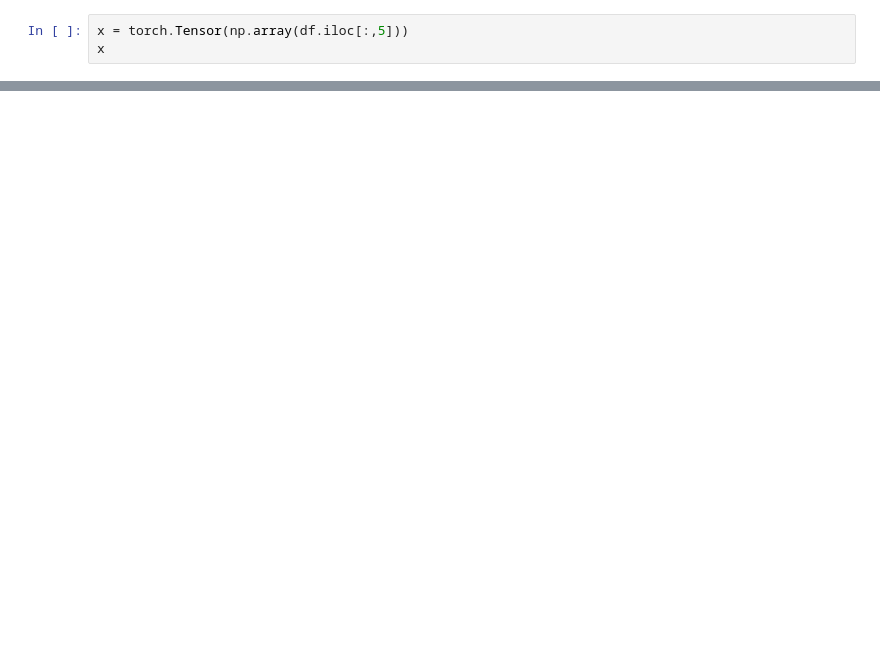
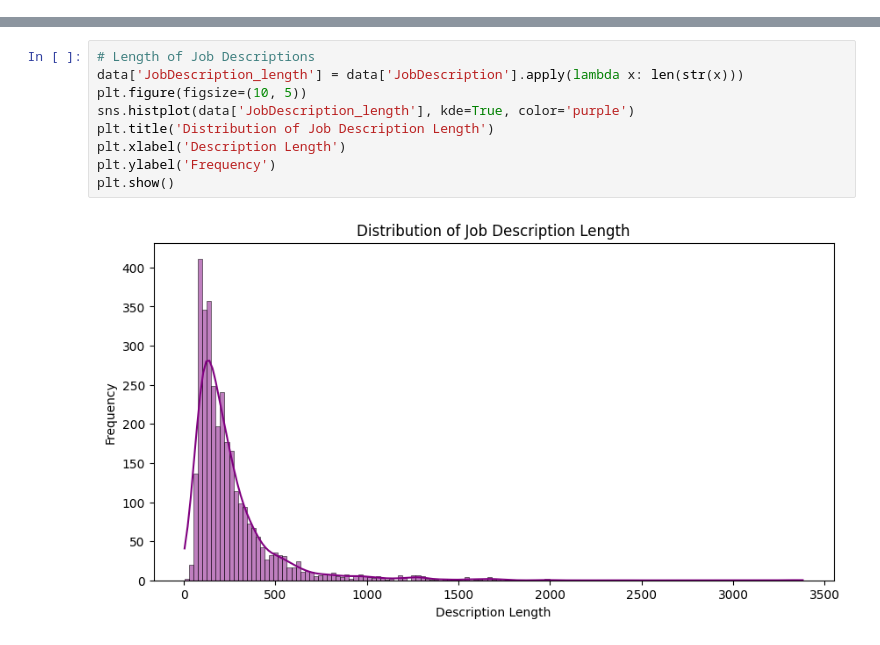
Before and after one commit to itschetna/JobFinder, a Jupyter notebook: Job Finder.ipynb, the cells around one changed output, grey strips where cells are left out. Cells and saved outputs as stored; diff of their text form; blank space fills up the shorter version.

```diff
--- a/Job Finder.ipynb
+++ b/Job Finder.ipynb
@@ -344,3 +184,0 @@ df.iloc[:,5].nunique()
-# %%
-x = torch.Tensor(np.array(df.iloc[:,5]))
-x
@@ -541,0 +207,11 @@ torch.save(model.state_dict(), "epoch8.pb")
+# %%
+# Length of Job Descriptions
+data['JobDescription_length'] = data['JobDescription'].apply(lambda x: len(str(x)))
+plt.figure(figsize=(10, 5))
+sns.histplot(data['JobDescription_length'], kde=True, color='purple')
+plt.title('Distribution of Job Description Length')
+plt.xlabel('Description Length')
+plt.ylabel('Frequency')
+plt.show()
+# %% [output]
+[figure, added]
```
Also changed, not shown: parts of 55 cells of this notebook.
